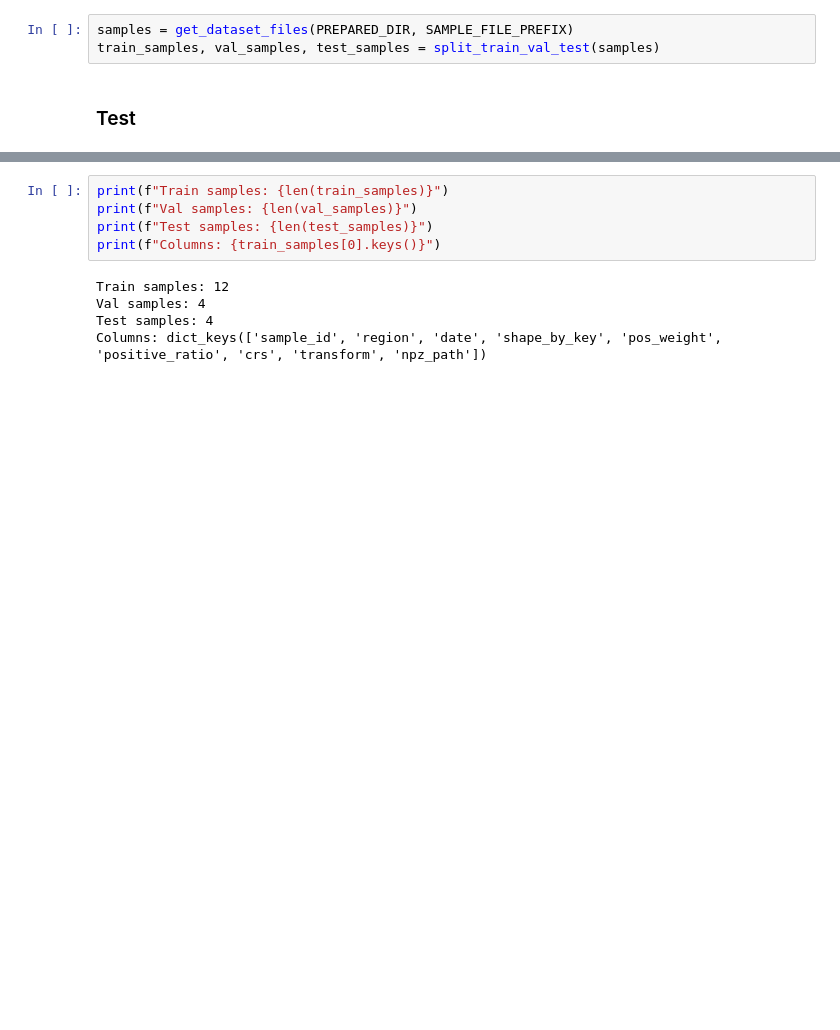
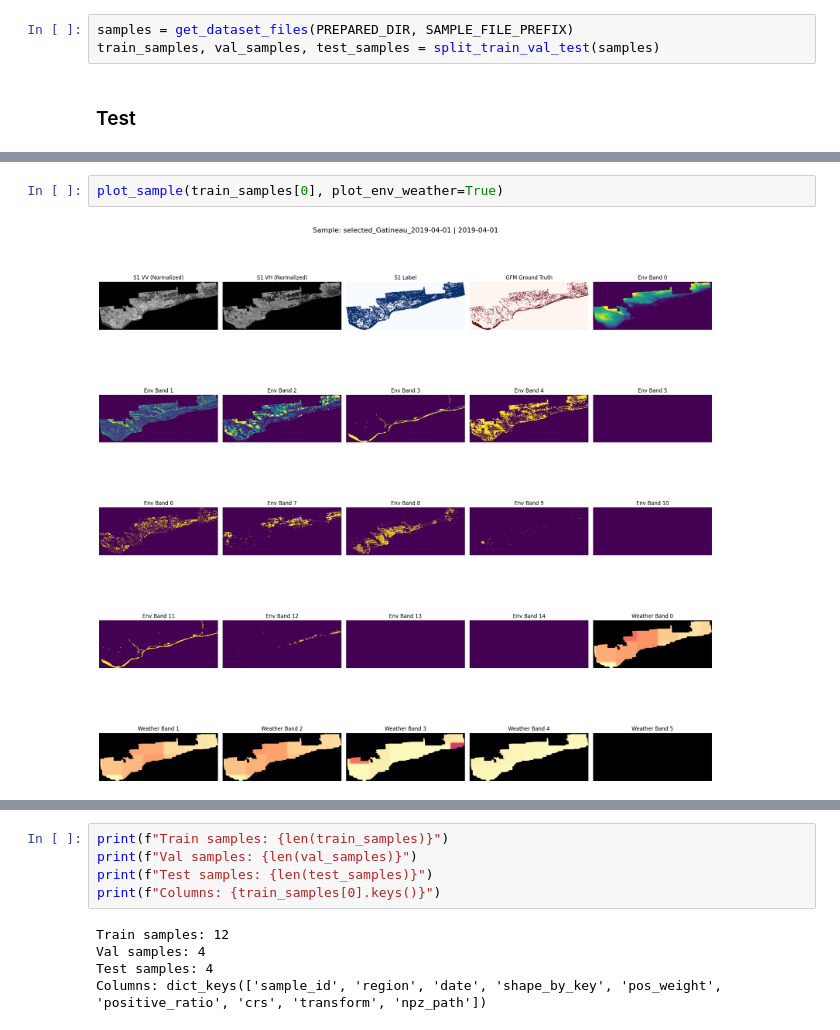
Before and after one commit to w-winnie/FloodPrediction, a Jupyter notebook: notebooks/sandbox_2_baseline.ipynb, the cells around one changed output, grey strips where cells are left out. Cells and saved outputs as stored; diff of their text form; blank space fills up the shorter version.

Commit message:
Unet baseline template with env and weather

```diff
--- a/notebooks/sandbox_2_baseline.ipynb
+++ b/notebooks/sandbox_2_baseline.ipynb
@@ -97,0 +154,4 @@ train_samples, val_samples, test_samples = split_train_val_test(samples)
+# %%
+plot_sample(train_samples[0], plot_env_weather=True)
+# %% [output]
+[figure, added]
```
Also changed, not shown: parts of 15 cells of this notebook, 1 other file.
